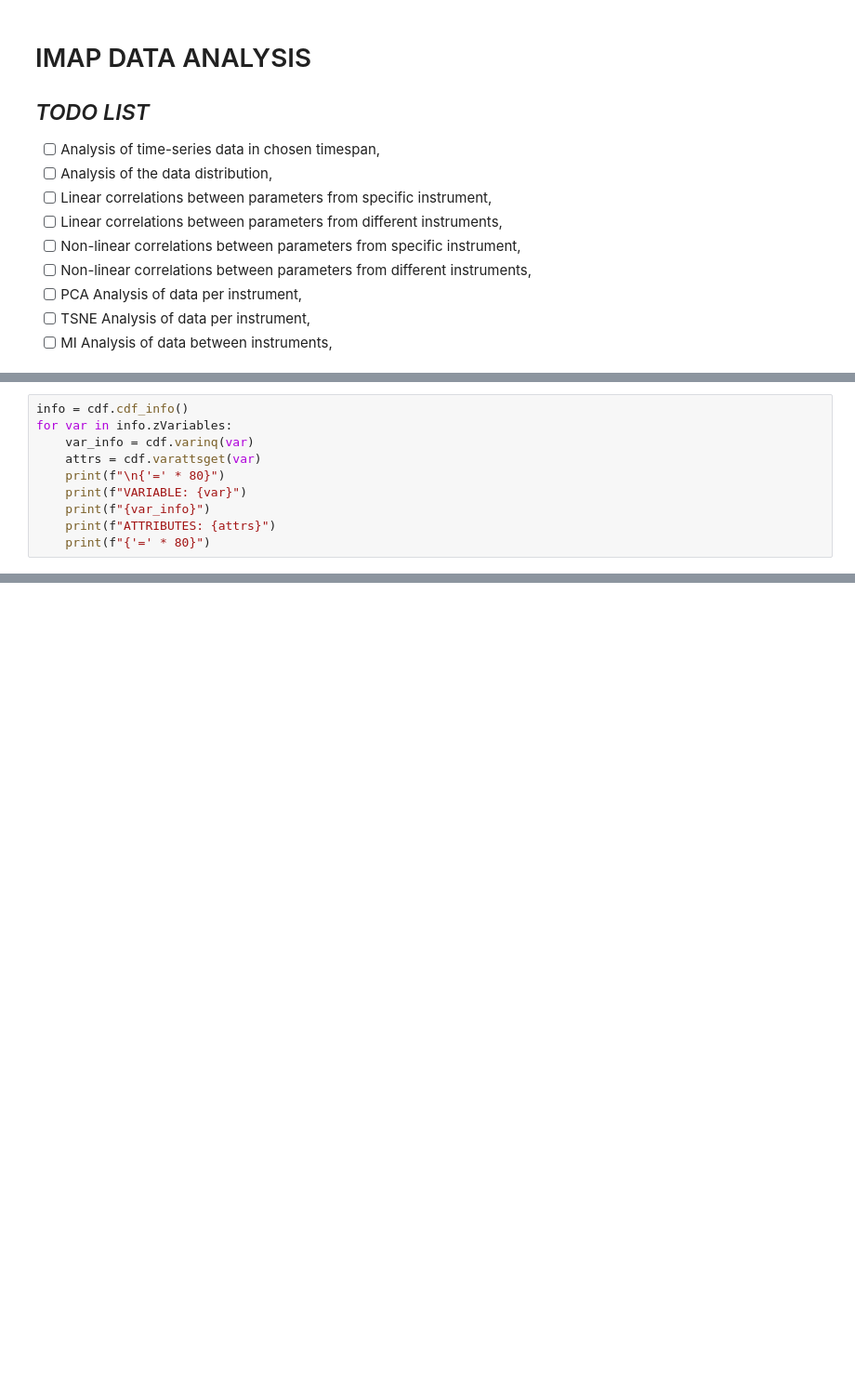
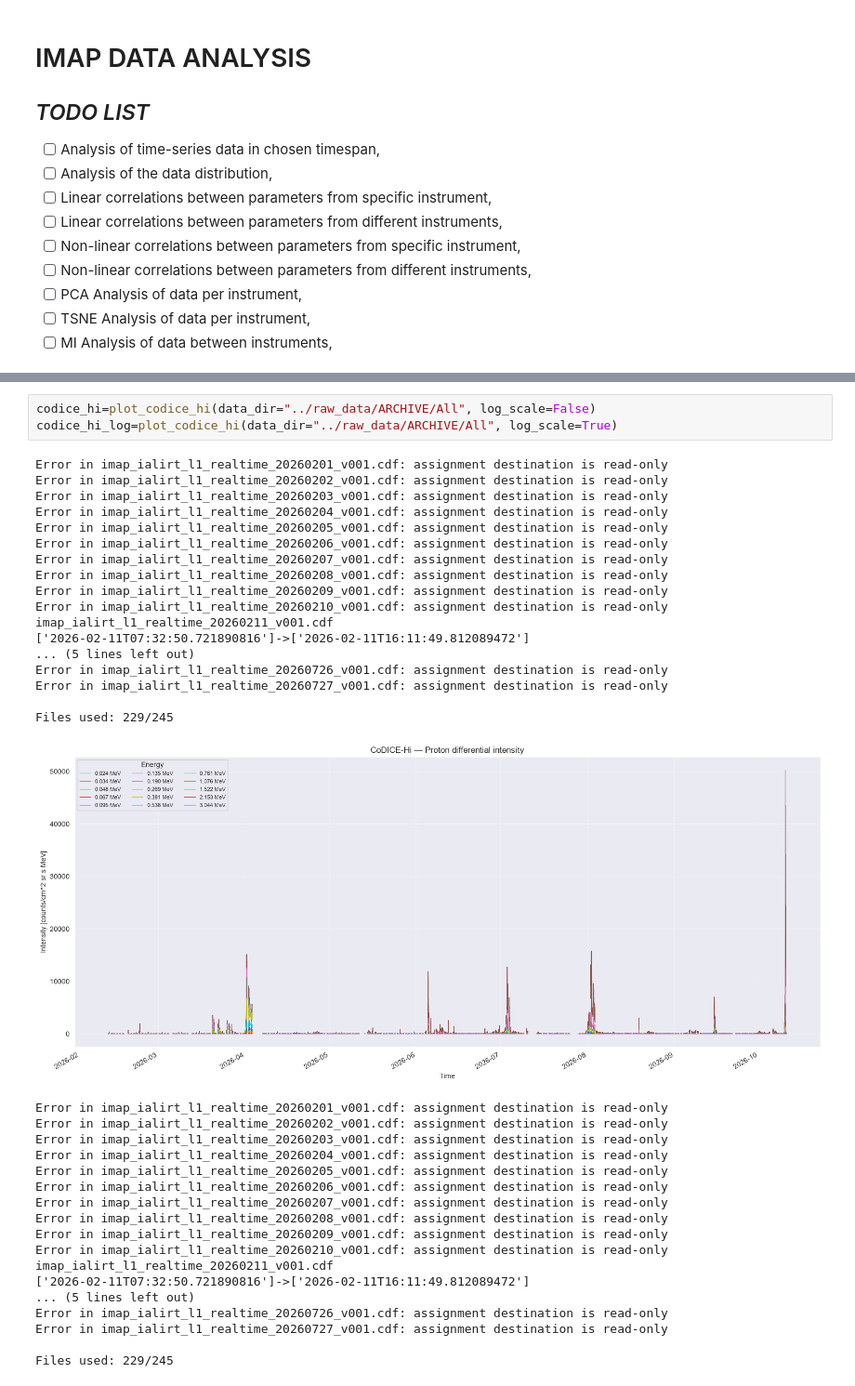
Before and after one commit to JohnWhite-CodeSpace/IMAP-Space-Weather, a Jupyter notebook: analysis/Data_Analysis.ipynb, the cells around one changed output, grey strips where cells are left out. Shown at 93% size. Drawn from its saved outputs; the diff is of its cells as text; blank space fills up the shorter version.

```diff
--- a/analysis/Data_Analysis.ipynb
+++ b/analysis/Data_Analysis.ipynb
@@ -265,10 +178,0 @@ Files used: 244/245
-# %%
-info = cdf.cdf_info()
-for var in info.zVariables:
-    var_info = cdf.varinq(var)
-    attrs = cdf.varattsget(var)
-    print(f"\n{'=' * 80}")
-    print(f"VARIABLE: {var}")
-    print(f"{var_info}")
-    print(f"ATTRIBUTES: {attrs}")
-    print(f"{'=' * 80}")
@@ -441,0 +564,39 @@ TypeError: list indices must be integers or slices, not tuple
+# %%
+codice_hi=plot_codice_hi(data_dir="../raw_data/ARCHIVE/All", log_scale=False)
+codice_hi_log=plot_codice_hi(data_dir="../raw_data/ARCHIVE/All", log_scale=True)
+# %% [output]
+Error in imap_ialirt_l1_realtime_20260201_v001.cdf: assignment destination is read-only
+Error in imap_ialirt_l1_realtime_20260202_v001.cdf: assignment destination is read-only
+Error in imap_ialirt_l1_realtime_20260203_v001.cdf: assignment destination is read-only
+Error in imap_ialirt_l1_realtime_20260204_v001.cdf: assignment destination is read-only
+Error in imap_ialirt_l1_realtime_20260205_v001.cdf: assignment destination is read-only
+Error in imap_ialirt_l1_realtime_20260206_v001.cdf: assignment destination is read-only
+Error in imap_ialirt_l1_realtime_20260207_v001.cdf: assignment destination is read-only
+Error in imap_ialirt_l1_realtime_20260208_v001.cdf: assignment destination is read-only
+Error in imap_ialirt_l1_realtime_20260209_v001.cdf: assignment destination is read-only
+Error in imap_ialirt_l1_realtime_20260210_v001.cdf: assignment destination is read-only
+imap_ialirt_l1_realtime_20260211_v001.cdf
+['2026-02-11T07:32:50.721890816']->['2026-02-11T16:11:49.812089472']
+... (5 lines left out)
+Error in imap_ialirt_l1_realtime_20260726_v001.cdf: assignment destination is read-only
+Error in imap_ialirt_l1_realtime_20260727_v001.cdf: assignment destination is read-only
+
+Files used: 229/245
+[figure, added]
+Error in imap_ialirt_l1_realtime_20260201_v001.cdf: assignment destination is read-only
+Error in imap_ialirt_l1_realtime_20260202_v001.cdf: assignment destination is read-only
+Error in imap_ialirt_l1_realtime_20260203_v001.cdf: assignment destination is read-only
+Error in imap_ialirt_l1_realtime_20260204_v001.cdf: assignment destination is read-only
+Error in imap_ialirt_l1_realtime_20260205_v001.cdf: assignment destination is read-only
+Error in imap_ialirt_l1_realtime_20260206_v001.cdf: assignment destination is read-only
+Error in imap_ialirt_l1_realtime_20260207_v001.cdf: assignment destination is read-only
+Error in imap_ialirt_l1_realtime_20260208_v001.cdf: assignment destination is read-only
+Error in imap_ialirt_l1_realtime_20260209_v001.cdf: assignment destination is read-only
+Error in imap_ialirt_l1_realtime_20260210_v001.cdf: assignment destination is read-only
+imap_ialirt_l1_realtime_20260211_v001.cdf
+['2026-02-11T07:32:50.721890816']->['2026-02-11T16:11:49.812089472']
+... (5 lines left out)
+Error in imap_ialirt_l1_realtime_20260726_v001.cdf: assignment destination is read-only
+Error in imap_ialirt_l1_realtime_20260727_v001.cdf: assignment destination is read-only
+
+Files used: 229/245
```
Also changed, not shown: parts of 28 cells of this notebook.
